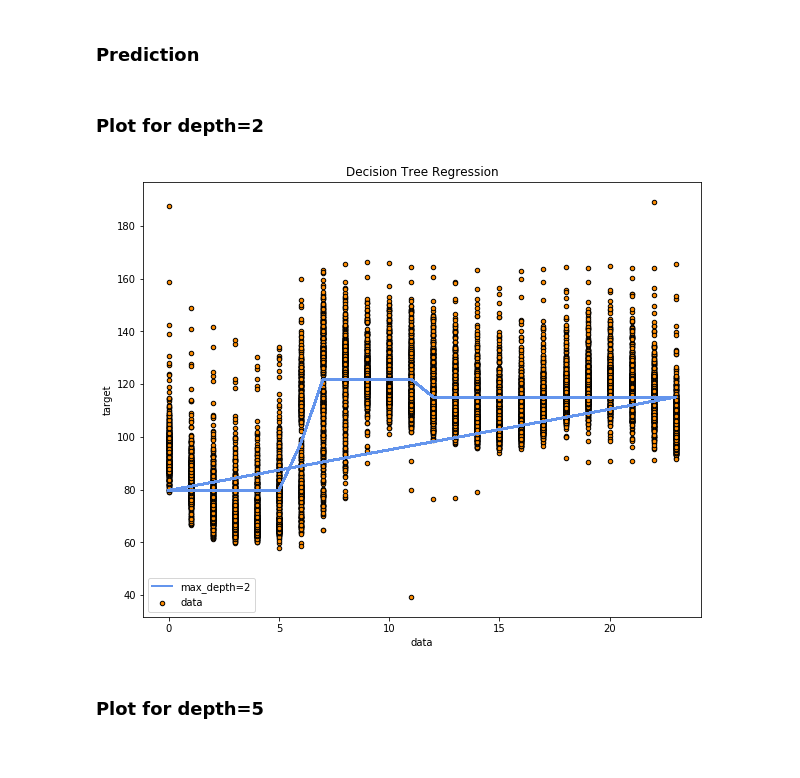
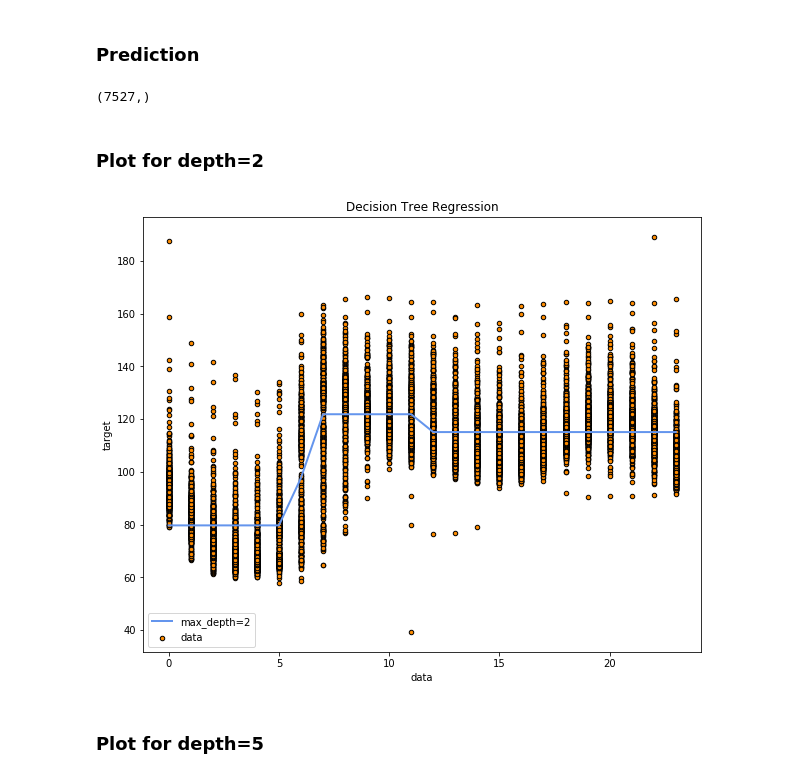
Before and after one commit to efemeryds/flow_exploration, a Jupyter notebook: notebooks/flow_prediction.ipynb, the cells around one changed output. Saved outputs shown, nothing was run; the diff lists cells and outputs as text; code cells hidden in the pictures.

Commit message:
Update prediction model

```diff
--- a/notebooks/flow_prediction.ipynb
+++ b/notebooks/flow_prediction.ipynb
@@ -115,21 +115,25 @@ DecisionTreeRegressor(criterion='mse', max_depth=5, max_features=None,
 # %%
 predict2 = regressor2.predict(X_flow_test)
 predict5 = regressor5.predict(X_flow_test)
+# %%
+predict2.shape
+# %% [output]
+(7527,)
 # %% [markdown]
 ### Plot for depth=2
 # %%
 plt.figure(figsize=(10, 8))
 plt.scatter(X_flow_training, Y_flow_training, s=20, edgecolor="black",
             c="darkorange", label="data")
-plt.plot(X_flow_test, predict2, color="cornflowerblue",
+plt.plot(X_flow_test[0:24], predict2[:24], color="cornflowerblue",
          label="max_depth=2", linewidth=2)
 plt.xlabel("data")
 plt.ylabel("target")
 plt.title("Decision Tree Regression")
 plt.legend()
 plt.show()
 # %% [output]
-[figure, old version]
+[figure, new version]
 # %% [markdown]
 ### Plot for depth=5
 # %%
```
Also changed, not shown: parts of 1 cell of this notebook.
